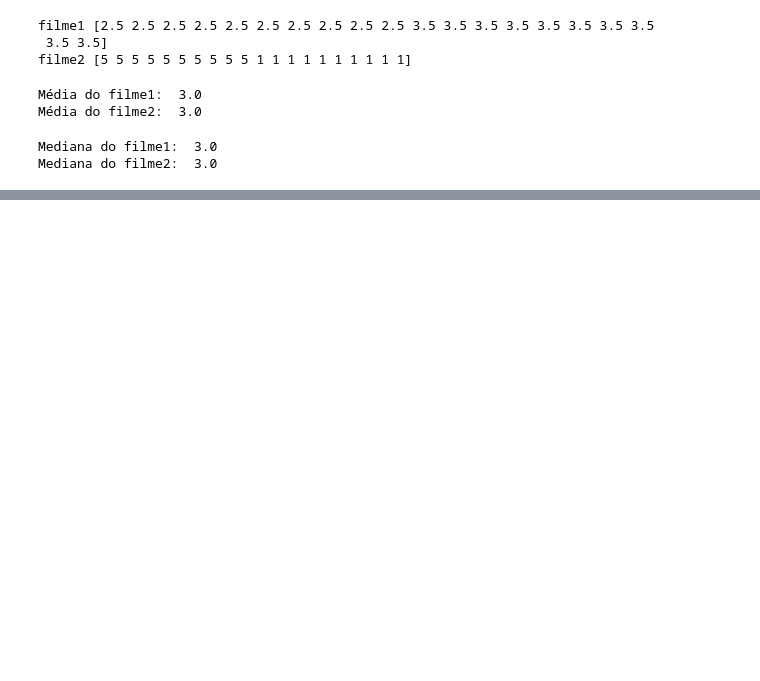
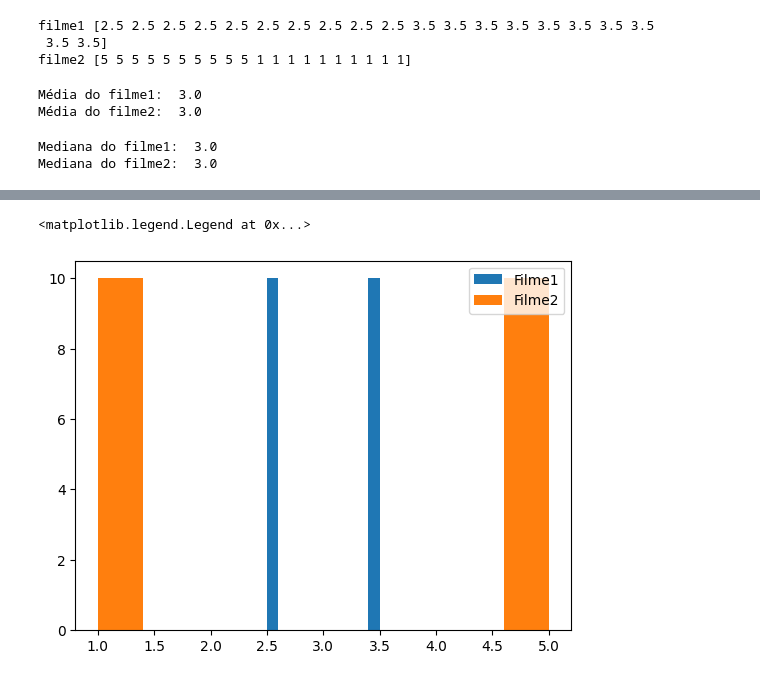
Before and after one commit to DeniseYuki/-Data-Science-analise-e-visualiza-o-de-dado, a Jupyter notebook: Introdução_a_Data_Science.ipynb, the cells around one changed output, grey strips where cells are left out. Drawn from its saved outputs; the diff is of its cells as text; code cells hidden in the pictures; blank space fills up the shorter version.

```diff
--- a/Introdução_a_Data_Science.ipynb
+++ b/Introdução_a_Data_Science.ipynb
@@ -498,0 +576,7 @@ Mediana do filme2:  3.0
+# %%
+plt.hist(filme1, label="Filme1")
+plt.hist(filme2, label="Filme2")
+plt.legend()
+# %% [output]
+<matplotlib.legend.Legend at 0x...>
+[figure, added]
```
Also changed, not shown: parts of 8 cells of this notebook.
